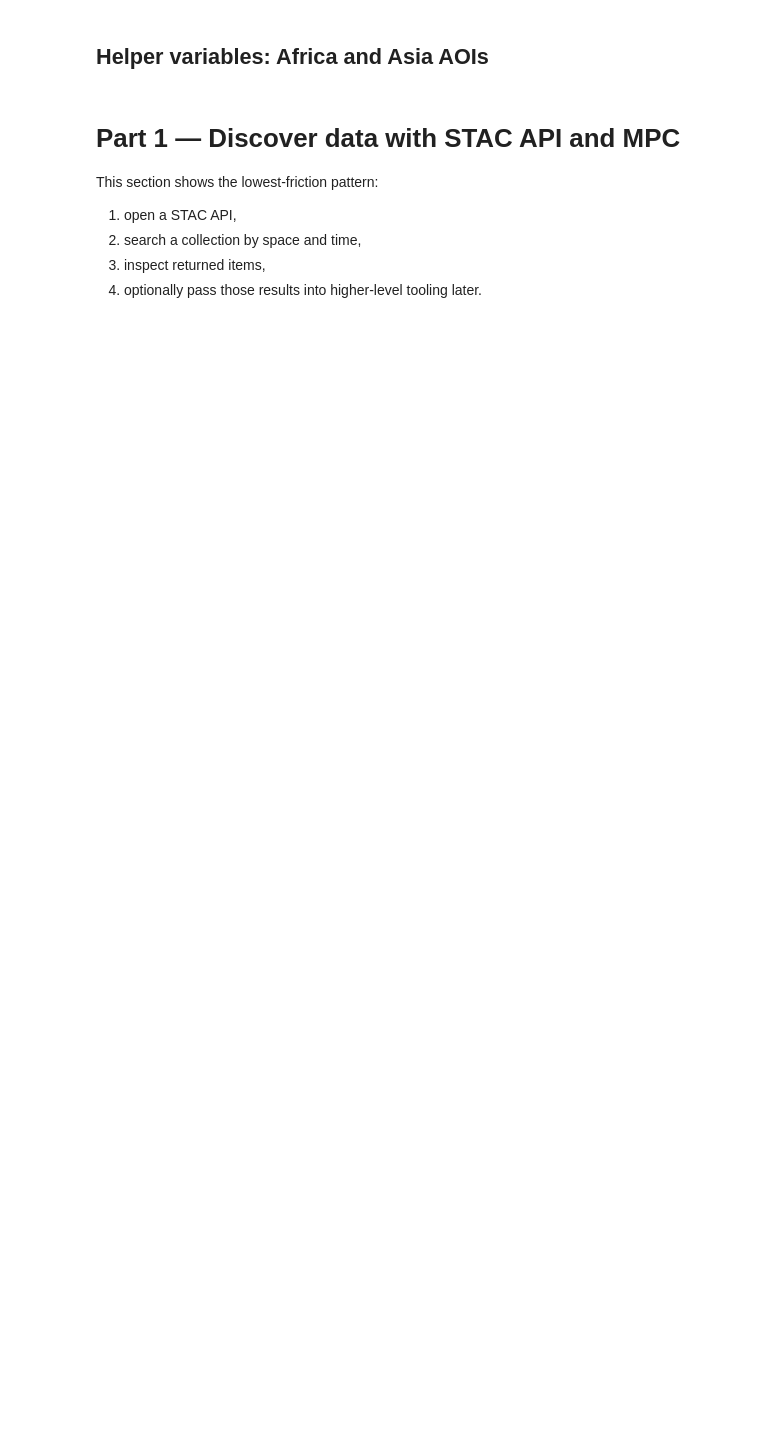
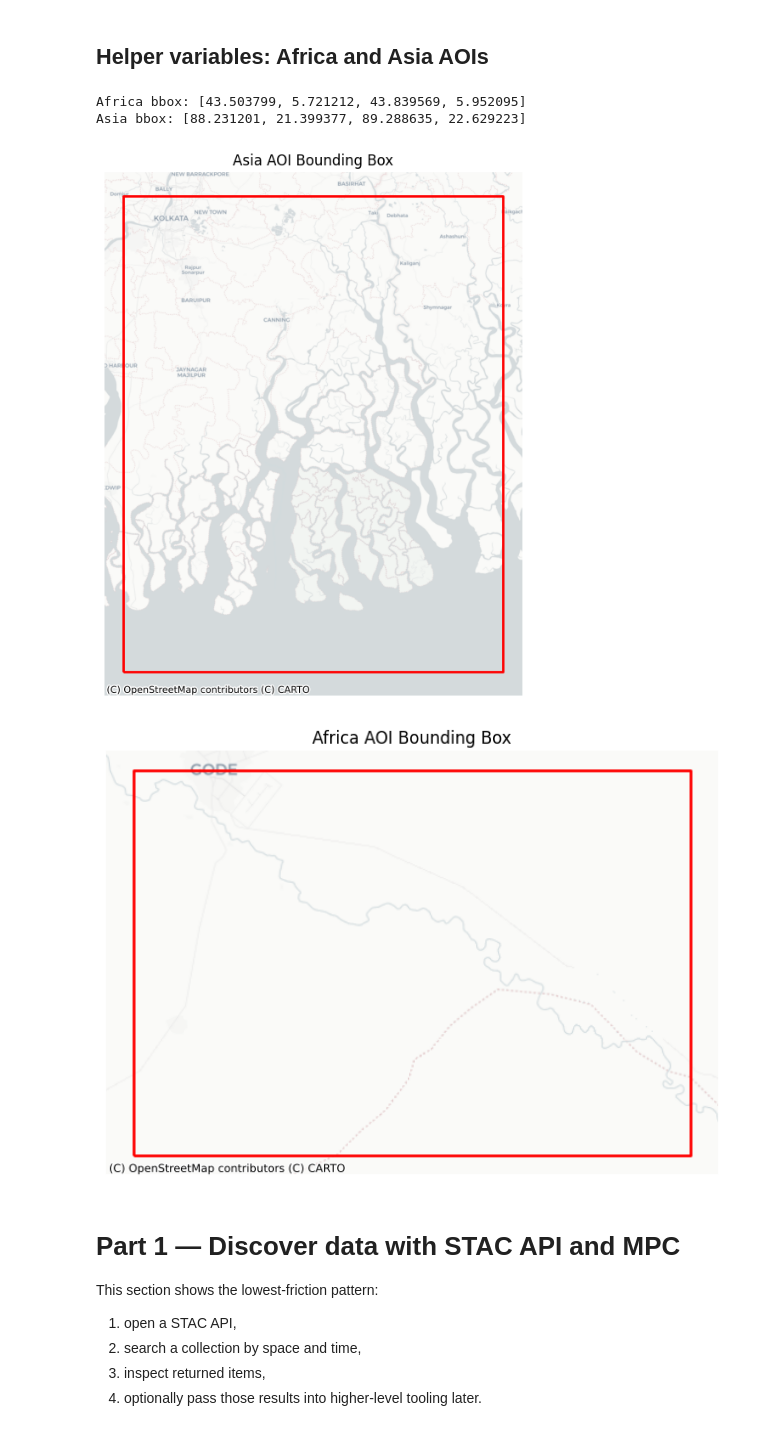
Before and after one commit to khizerzakir/CEOS_UNOOSA_Training, a Jupyter notebook: eo_climate_resilience_tutorial_africa_asia.ipynb, the cells around one changed output. Drawn from its saved outputs; the diff is of its cells as text; code cells hidden in the pictures; blank space fills up the shorter version.

```diff
--- a/eo_climate_resilience_tutorial_africa_asia.ipynb
+++ b/eo_climate_resilience_tutorial_africa_asia.ipynb
@@ -127,17 +132,51 @@ The STAC API is public for metadata search. Asset access often requires **signin
 ## Helper variables: Africa and Asia AOIs
 # %%
 
-# Africa example: Lake Victoria region (broad bbox)
-africa_bbox = [32.0, -3.5, 35.8, 0.8]   # minx, miny, maxx, maxy
+# Africa example:
+africa_bbox = [43.503799,5.721212,43.839569,5.952095]   # minx, miny, maxx, maxy
+
 
 # Asia example: Ganges-Brahmaputra delta / coastal Bangladesh (broad bbox)
-asia_bbox = [88.0, 21.0, 91.5, 24.0]
+asia_bbox = [88.231201,21.399377,89.288635,22.629223]
 
 africa_geom = mapping(box(*africa_bbox))
 asia_geom = mapping(box(*asia_bbox))
 
 print("Africa bbox:", africa_bbox)
 print("Asia bbox:", asia_bbox)
+# %% [output]
+Africa bbox: [43.503799, 5.721212, 43.839569, 5.952095]
+Asia bbox: [88.231201, 21.399377, 89.288635, 22.629223]
+# %%
+# Visualize Asia bbox using GeoPandas + simple basemap
+bbox_gdf = gpd.GeoDataFrame(
+    {"name": ["Asia AOI"]},
+    geometry=[box(*asia_bbox)],
+    crs="EPSG:4326",
+)
+
+bbox_3857 = bbox_gdf.to_crs(epsg=3857)
+ax = bbox_3857.boundary.plot(figsize=(8, 8), color="red", linewidth=2)
+cx.add_basemap(ax, source=cx.providers.CartoDB.Positron)
+ax.set_title("Asia AOI Bounding Box")
+ax.set_axis_off()
+plt.show()
+
+bbox_gdf = gpd.GeoDataFrame(
+    {"name": ["Africa AOI"]},
+    geometry=[box(*africa_bbox)],
+    crs="EPSG:4326",
+)
+
+bbox_3857 = bbox_gdf.to_crs(epsg=3857)
+ax = bbox_3857.boundary.plot(figsize=(8, 8), color="red", linewidth=2)
+cx.add_basemap(ax, source=cx.providers.CartoDB.Positron)
+ax.set_title("Africa AOI Bounding Box")
+ax.set_axis_off()
+plt.show()
+# %% [output]
+[figure, added]
+[figure, added]
 # %% [markdown]
 # Part 1 — Discover data with STAC API and MPC
 
```
Also changed, not shown: parts of 31 cells of this notebook, 8 other files.
